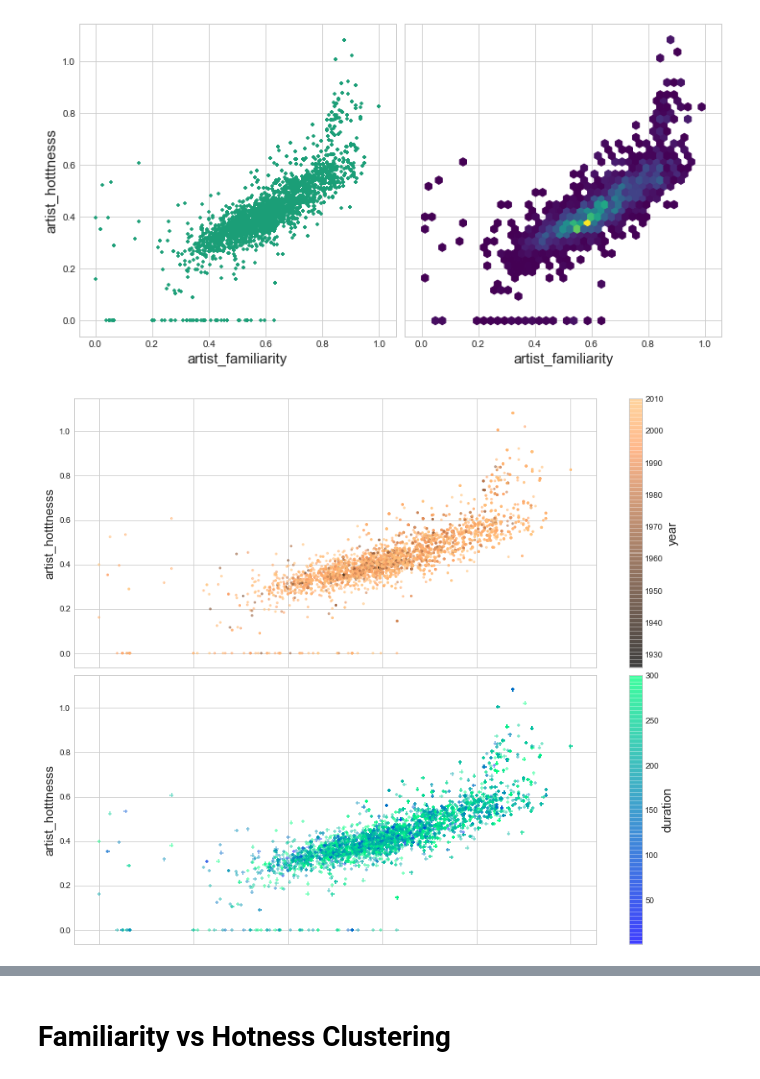
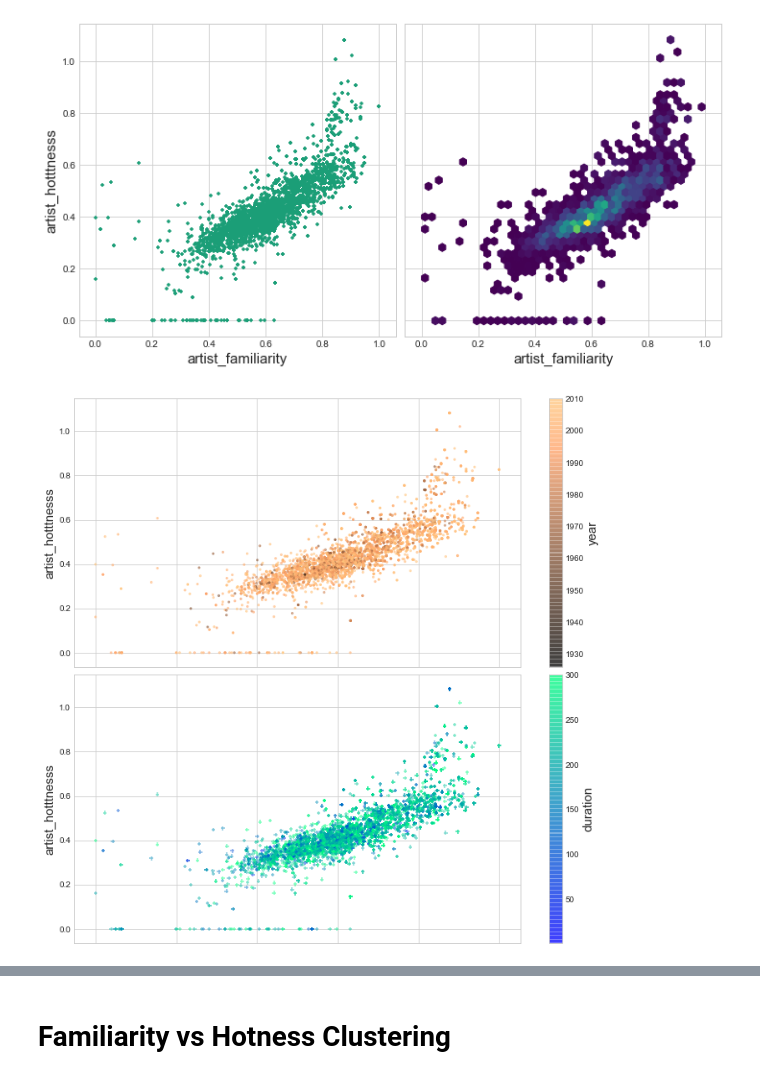
Before and after one commit to pylablanche/MillionSong, a Jupyter notebook: MillionSong_Dataset_Exploration.ipynb, the cells around one changed output, grey strips where cells are left out. Cells and saved outputs as stored; diff of their text form; code cells hidden in the pictures.

```diff
--- a/MillionSong_Dataset_Exploration.ipynb
+++ b/MillionSong_Dataset_Exploration.ipynb
@@ -175,13 +193,13 @@ plt.subplots_adjust(wspace=0.03);
 [figure]
 # %%
 fig, ax = plt.subplots(nrows=2, ncols=1, sharex=True, sharey=True,
-                       figsize=(14,12))
+                       figsize=(12,12))
 
 songs.plot.scatter(x='artist_familiarity', y='artist_hotttnesss', c='year',
                    marker='.', ax=ax[0], cmap='copper', alpha=0.5)
 songs.plot.scatter(x='artist_familiarity', y='artist_hotttnesss', c='duration',
                    marker='+', ax=ax[1], cmap='winter', vmax=300, alpha=0.5)
 
 plt.subplots_adjust(hspace=0.03);
 # %% [output]
-[figure, old version]
+[figure, new version]
```
Also changed, not shown: parts of 46 cells of this notebook.
